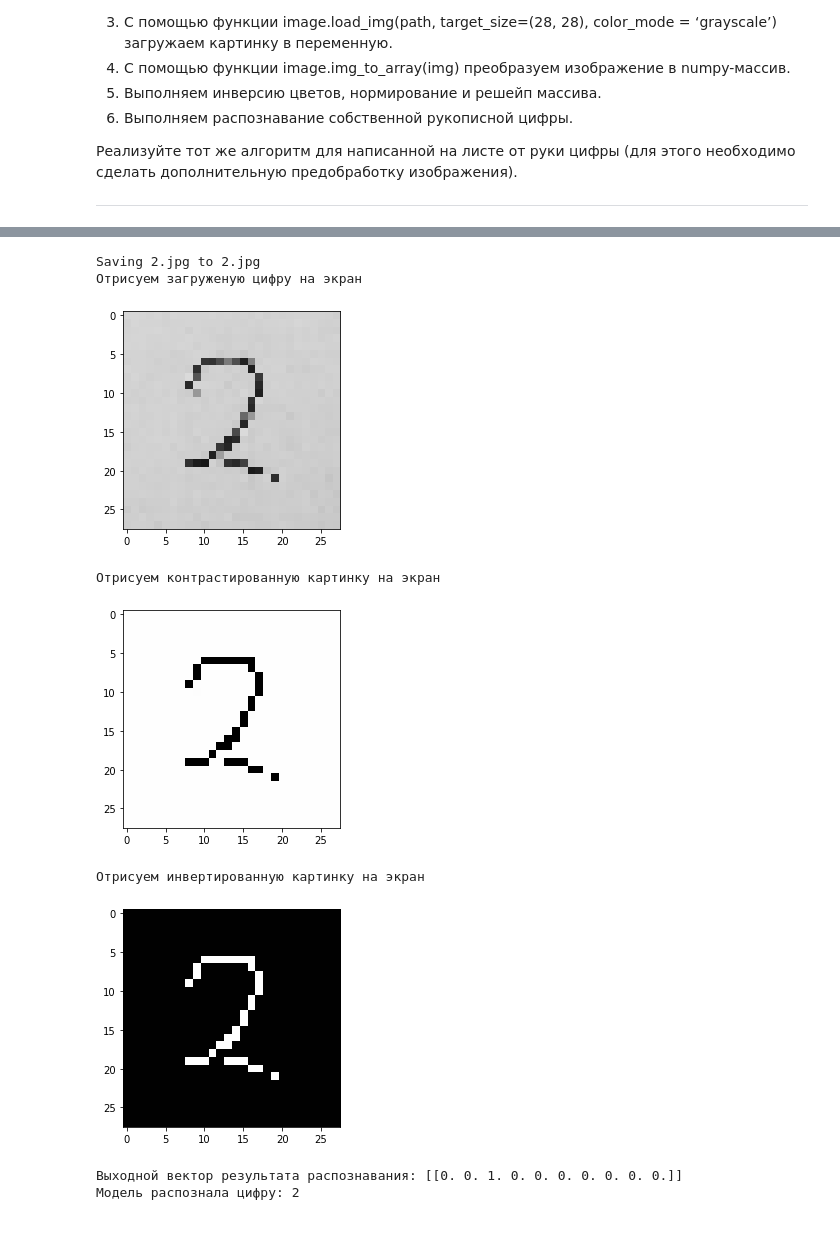
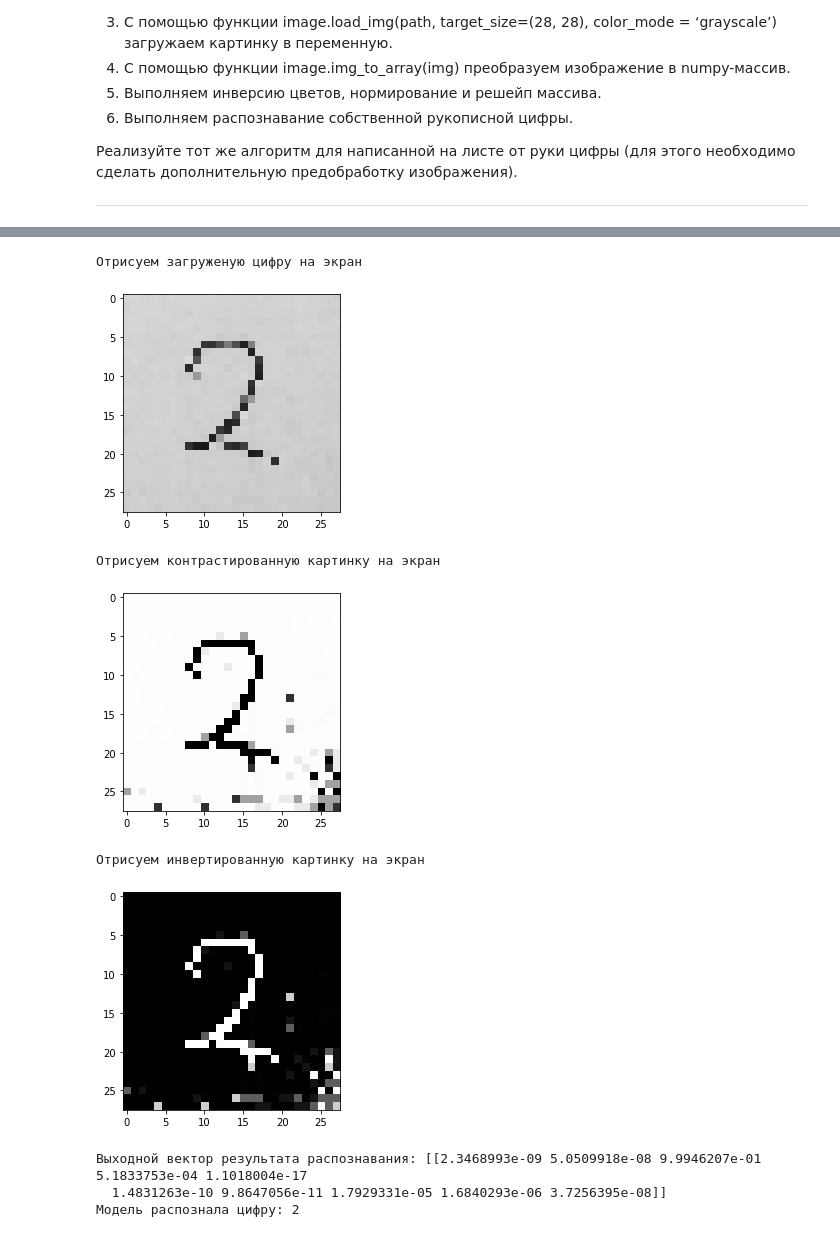
Before and after one commit to glukonatic/mystudy, a Jupyter notebook: III_PRO_01.ipynb, the cells around one changed output, grey strips where cells are left out. Drawn from its saved outputs; the diff is of its cells as text; code cells hidden in the pictures.

```diff
--- a/III_PRO_01.ipynb
+++ b/III_PRO_01.ipynb
@@ -213,9 +256,9 @@ neyronsModel3 = 5000  #@param {type: "number"}
 #@markdown ---
 
 # Запустим три модели с указанным числом нейронов в каждой
-historyNeyrons[neyronsModel1] = runFit(numOfNeyrons=neyronsModel1)
-historyNeyrons[neyronsModel2] = runFit(numOfNeyrons=neyronsModel2)
-historyNeyrons[neyronsModel3] = runFit(numOfNeyrons=neyronsModel3)
+historyNeyrons[neyronsModel1] = runFit(numOfNeyronsHidden=neyronsModel1)
+historyNeyrons[neyronsModel2] = runFit(numOfNeyronsHidden=neyronsModel2)
+historyNeyrons[neyronsModel3] = runFit(numOfNeyronsHidden=neyronsModel3)
 
 # Запустим функцию построения графиков
 runPlot(historyNeyrons,'custom_neyrons')
@@ -498,45 +487,20 @@ print('Модель распознала цифру:',prediction)
 # %%
-#@title Реализуйте тот же алгоритм для написанной на листе от руки цифры (для этого необходимо сделать дополнительную предобработку изображения). Здесь нам потребуется поработать с контрастностью картинки. Для этого вводится коэффициент контрастности (лучшее значение подбирается опытным путём). Так же нужно загрузить файл (при запуске ячейки отобразится панель загрузки).
-from google.colab import files
+#@title Здесь нам потребуется поработать с контрастностью картинки. Для этого вводится коэффициент контрастности contrastCoeff (лучшее значение подбирается опытным путём). Используется модель, построенная на шаге 3.
 
-uploadedFile = files.upload()
+contrastCoeff = 0 #@param {type:"slider", min:0, max:100, step:1}
 
-#Загрузка картинки
 
-contrast = 1.36 #@param {type:"slider", min:0, max:10, step:0.01}
-
-for key in uploadedFile.keys():
-  filename = key
-img = image.load_img(filename, target_size=(28, 28), color_mode = 'grayscale')
 
 print('Отрисуем загруженую цифру на экран')
 imageArray = image.img_to_array(img).reshape(28,28)
-#print(imageArray)
 plt.imshow(Image.fromarray(imageArray).convert('RGBA'))
 plt.show()
 
-def contrastingImage(img, coeff):
-  '''
-  Функция для повышения контрастности картинки.
-  На вход принимает:
-  img - файл картинки,
-  coeff - коэффициент контраста, больше либо равен 1.
-  На выходе - массив строки пикселей картинки
-  '''
-
-  result = []
-  avg = np.mean(image.img_to_array(img))
-  for x in range(img.size[0]):
-    for y in range(img.size[1]):
-      g = img.getpixel((y, x))
-      result.append((math.tanh((g - avg/coeff))+1)*127)
-  return result
-
 # Отконтрастируем картинку
-arr = contrastingImage(img, contrast)
+contrastedImgArr = contrastingImage(img, contrastCoeff)
 
 # Преобразуем полученный одномерный массив в двумерный
-imageArray = np.asarray(arr).reshape(28,28)
+imageArray = np.asarray(contrastedImgArr).reshape(28,28)
 print('Отрисуем контрастированную картинку на экран')
 plt.imshow(Image.fromarray(imageArray).convert('RGBA'))
 plt.show()
@@ -548,15 +512,15 @@ plt.imshow(Image.fromarray(imageArray).convert('RGBA'))
 plt.show()
 
 # Сделаем решейп
-imageArrayReshape = imageArray.reshape(784,)
-imageArrayReshape = np.expand_dims(imageArrayReshape, axis=0)
+imageArray = imageArray.reshape(784,)
+imageArray = np.expand_dims(imageArray, axis=0)
 
 # Нормируем
 imageArray = imageArray.astype('float32')
 imageArray = imageArray / 255
 
 # Распознаём
-prediction = model.predict(imageArrayReshape)
+prediction = model.predict(imageArray)
 print('Выходной вектор результата распознавания:',prediction)
 prediction = np.argmax(prediction)
 print('Модель распознала цифру:',prediction)
@@ -565,11 +528,11 @@ print('Модель распознала цифру:',prediction)
-Saving 2.jpg to 2.jpg
 Отрисуем загруженую цифру на экран
 [figure]
 Отрисуем контрастированную картинку на экран
-[figure, old version]
+[figure, new version]
 Отрисуем инвертированную картинку на экран
-[figure, old version]
+[figure, new version]
-Выходной вектор результата распознавания: [[0. 0. 1. 0. 0. 0. 0. 0. 0. 0.]]
+Выходной вектор результата распознавания: [[2.3468993e-09 5.0509918e-08 9.9946207e-01 5.1833753e-04 1.1018004e-17
+  1.4831263e-10 9.8647056e-11 1.7929331e-05 1.6840293e-06 3.7256395e-08]]
 Модель распознала цифру: 2
 # %%
 #@title Зачистка папки виртуального окружения от загруженных картинок формата jpeg, png и jpg.
```
Also changed, not shown: parts of 18 cells of this notebook.
